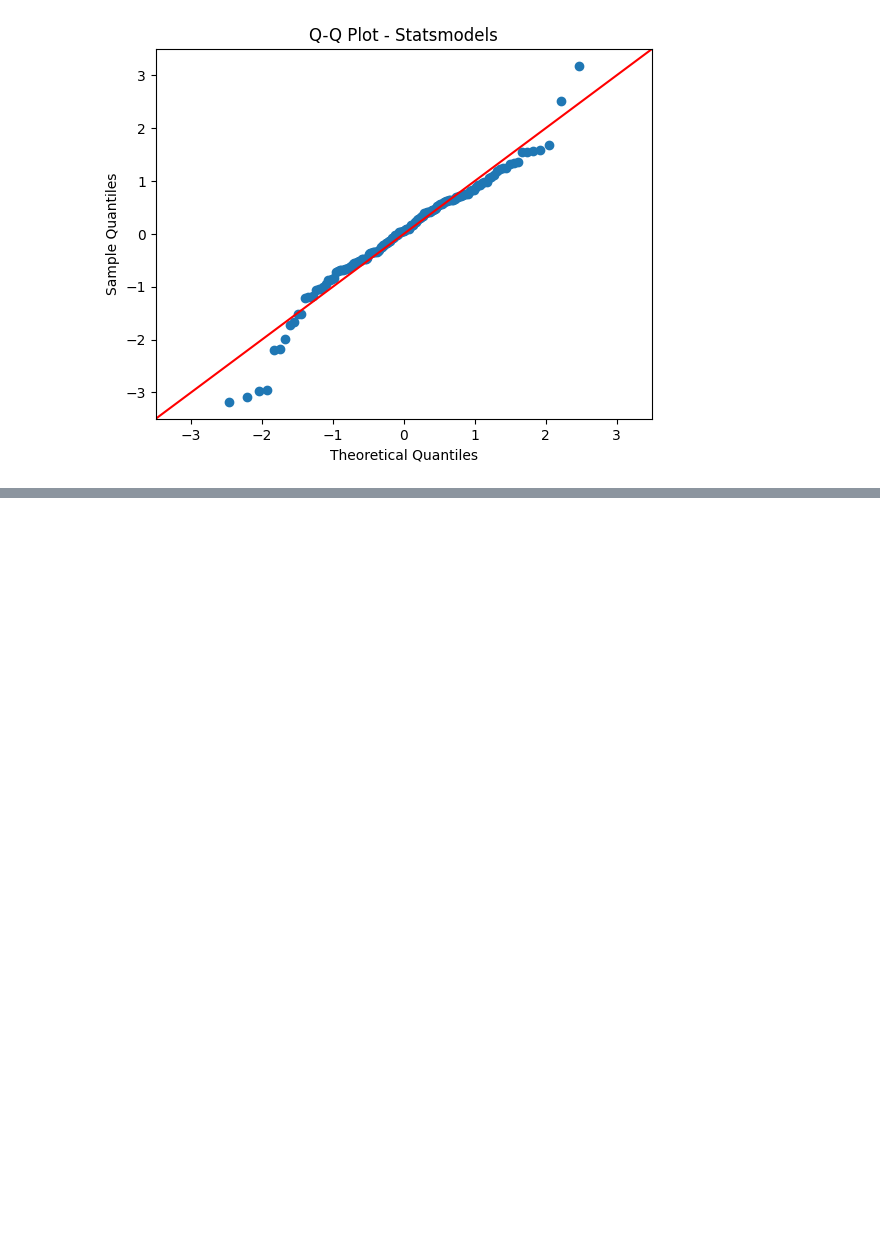
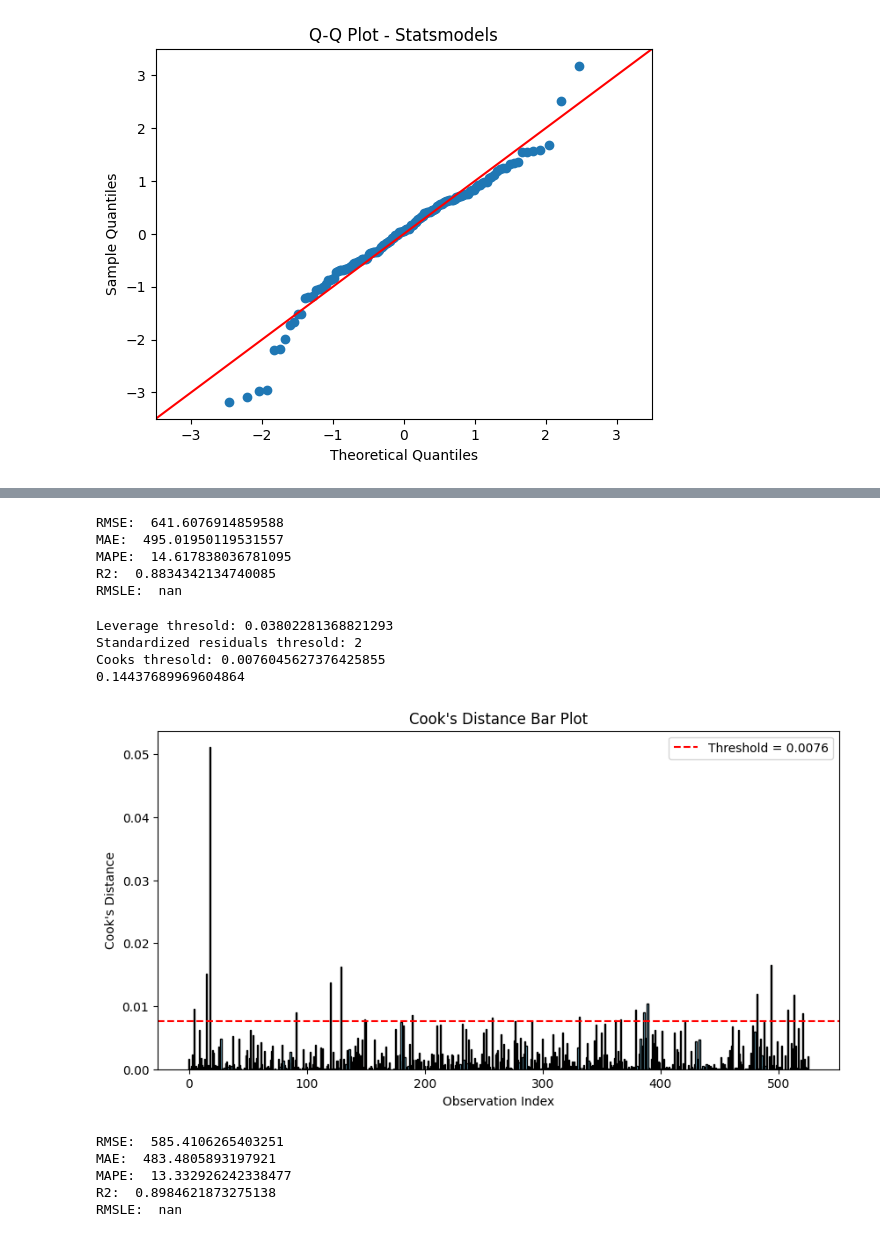
Before and after one commit to Hamtak0/statistics, a Jupyter notebook: Week3_regression_posted.ipynb, the cells around one changed output, grey strips where cells are left out. Saved outputs shown, nothing was run; the diff lists cells and outputs as text; code cells hidden in the pictures; blank space fills up the shorter version.

```diff
--- a/Week3_regression_posted.ipynb
+++ b/Week3_regression_posted.ipynb
@@ -687,7 +697,8 @@ df = df.drop(main_index_to_remove,axis=0)
 orig_X = df.drop("cnt", axis=1)
 X = orig_X.copy()
 
-selected_vars = [???]
+selected_vars = ['season', 'yr', 'mnth', 'holiday', 'weekday', 'workingday',
+       'weathersit', 'atemp', 'hum', 'windspeed']
 X = orig_X[selected_vars]
 y = df["cnt"]
 
@@ -749,7 +768,8 @@ df = df.drop(main_index_to_remove,axis=0)
 orig_X = df.drop("cnt", axis=1)
 X = orig_X.copy()
 
-selected_vars = [???]
+selected_vars = ['season', 'yr', 'mnth', 'holiday', 'weekday', 'workingday',
+       'weathersit', 'atemp', 'hum', 'windspeed']
 X = orig_X[selected_vars]
 y = df["cnt"]
 
@@ -773,12 +793,66 @@ print("MAPE: ", mape)
 print("R2: ", r2)
 rmsle = compute_rmsle(y_test, y_pred)
 print("RMSLE: ", rmsle)
+# %% [output]
+RMSE:  641.6076914859588
+MAE:  495.01950119531557
+MAPE:  14.617838036781095
+R2:  0.8834342134740085
+RMSLE:  nan
 # %%
 # Check extreme values and create a plot for cooks distance for the second time
+# %%
+leverage, leverage_threshold, standardized_residuals, cooks_distance, cooks_threshold, index_to_remove = check_extreme_values(X_train, y_train, y_train_pred)
+past_main_index_to_remove = main_index_to_remove
+main_index_to_remove = main_index_to_remove + index_to_remove
+print(len(main_index_to_remove)/df.shape[0])
+create_cooks_plot(X_train, cooks_distance, cooks_threshold)
+# %% [output]
+Leverage thresold: 0.03802281368821293
+Standardized residuals thresold: 2
+Cooks thresold: 0.0076045627376425855
+0.14437689969604864
+[figure, added]
 # %%
 # You can try to remove extreme values until performance does not improve much or the removal percentage is not too much.
 # %%
 # Optional:
 # Remove extreme #3
 # Check extreme values and create a plot for cooks distance for the third time
+df = orig_df.copy()
+df = df.drop(main_index_to_remove,axis=0)
+orig_X = df.drop("cnt", axis=1)
+X = orig_X.copy()
+
+selected_vars = ['season', 'yr', 'mnth', 'holiday', 'weekday', 'workingday',
+       'weathersit', 'atemp', 'hum', 'windspeed']
+X = orig_X[selected_vars]
+y = df["cnt"]
+
+# Train/Test Split
+X_train, X_test, y_train, y_test = train_test_split(X, y, test_size=0.2, random_state=23)
+
+# Construct a model
+model = LinearRegression()
+model.fit(X_train, y_train)
+
+# Use model for predicted responses
+y_train_pred = model.predict(X_train)
+y_pred = model.predict(X_test)
+
+# Measure performances
+rmse, mae, r2 = compute_regression_metrics(y_test, y_pred)
+mape = compute_mape(y_test, y_pred)
+print("RMSE: ", rmse)
+print("MAE: ", mae)
+print("MAPE: ", mape)
+print("R2: ", r2)
+rmsle = compute_rmsle(y_test, y_pred)
+print("RMSLE: ", rmsle)
+# %% [output]
+RMSE:  585.4106265403251
+MAE:  483.4805893197921
+MAPE:  13.332926242338477
+R2:  0.8984621873275138
+RMSLE:  nan
 # %%
```
Also changed, not shown: parts of 21 cells of this notebook, 7 other files.
